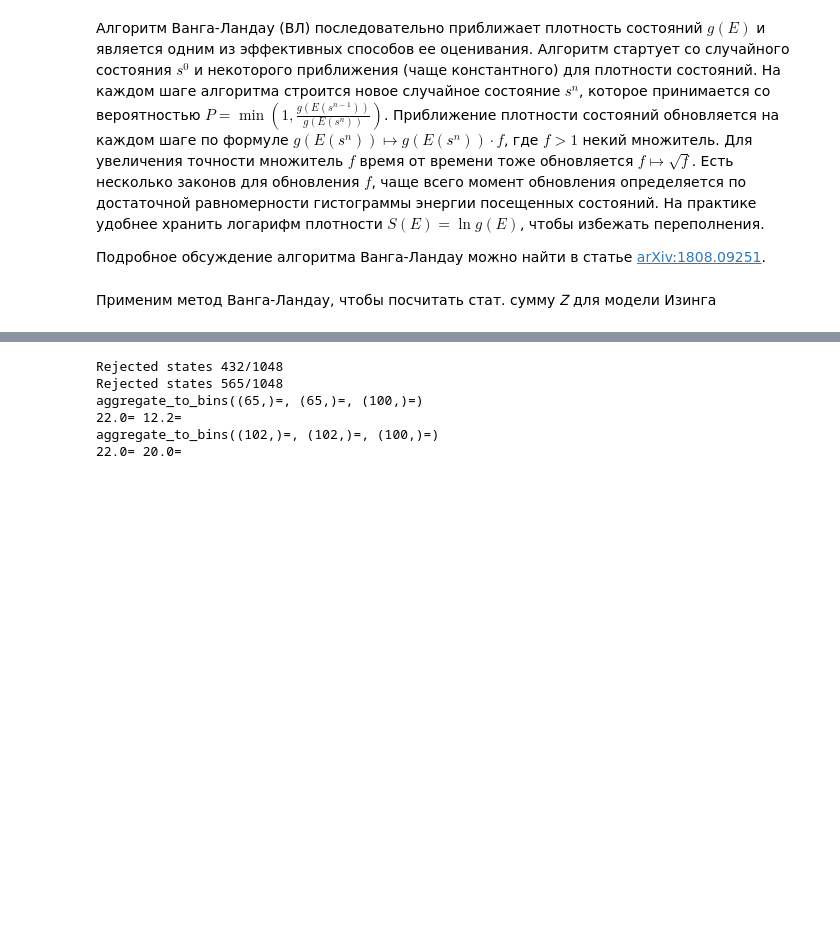
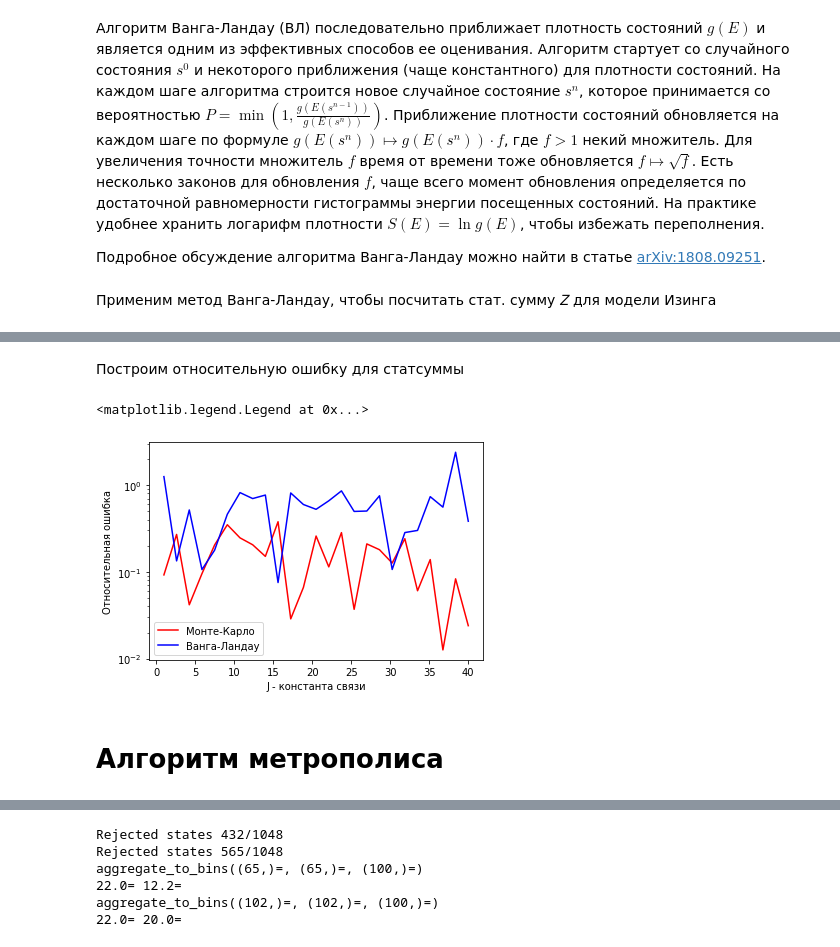
Before and after one commit to miroliubovmark/NumericalSim, a Jupyter notebook: lab 7/lab_7_MonteCarlo.ipynb, the cells around one changed output, grey strips where cells are left out. Saved outputs shown, nothing was run; the diff lists cells and outputs as text; code cells hidden in the pictures; blank space fills up the shorter version.

```diff
--- a/lab 7/lab_7_MonteCarlo.ipynb
+++ b/lab 7/lab_7_MonteCarlo.ipynb
@@ -803,3 +880,17 @@ Z_exact = 44342.70173661325
+# %% [markdown]
+Построим относительную ошибку для статсуммы
+# %%
+plt.plot(J_array, abs((z_carl - z_exact) / z_exact), color='r', label = 'Монте-Карло')
+plt.plot(J_array, abs((z_wang - z_exact) / z_exact), color='b', label = 'Ванга-Ландау')
+plt.yscale('log')
+plt.xlabel('J - константа связи')
+plt.ylabel(r'Относительная ошибка')
+plt.legend()
+# %% [output]
+<matplotlib.legend.Legend at 0x...>
+[figure, added]
+# %% [markdown]
+# Алгоритм метрополиса
 # %%
 # Зададим с точностью до множителя 1/z вероятность реализации состояния в распределении Больцмана
 
```
Also changed, not shown: parts of 16 cells of this notebook, 1 other file.
